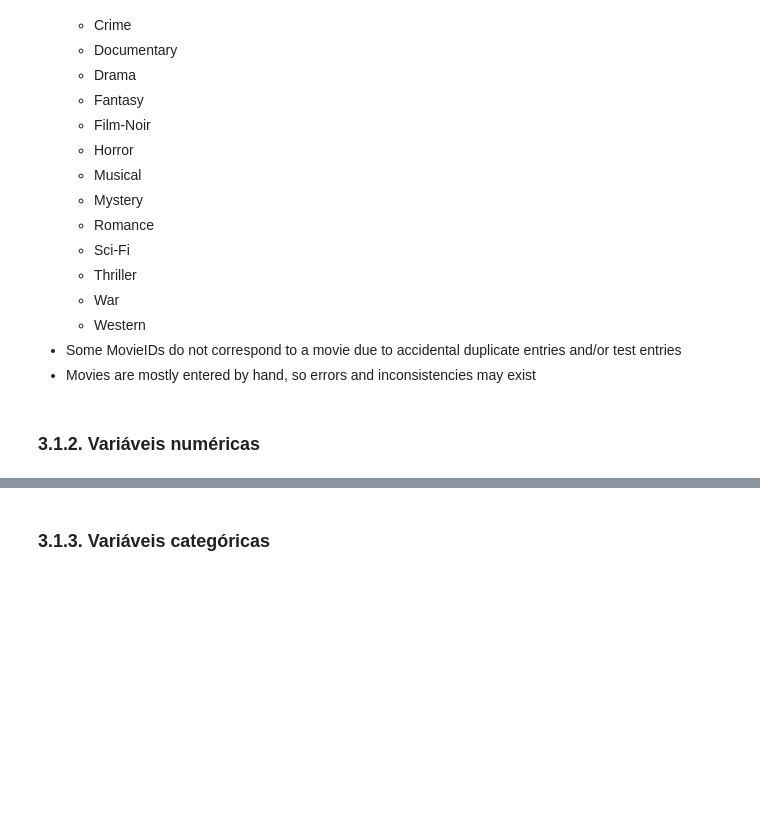
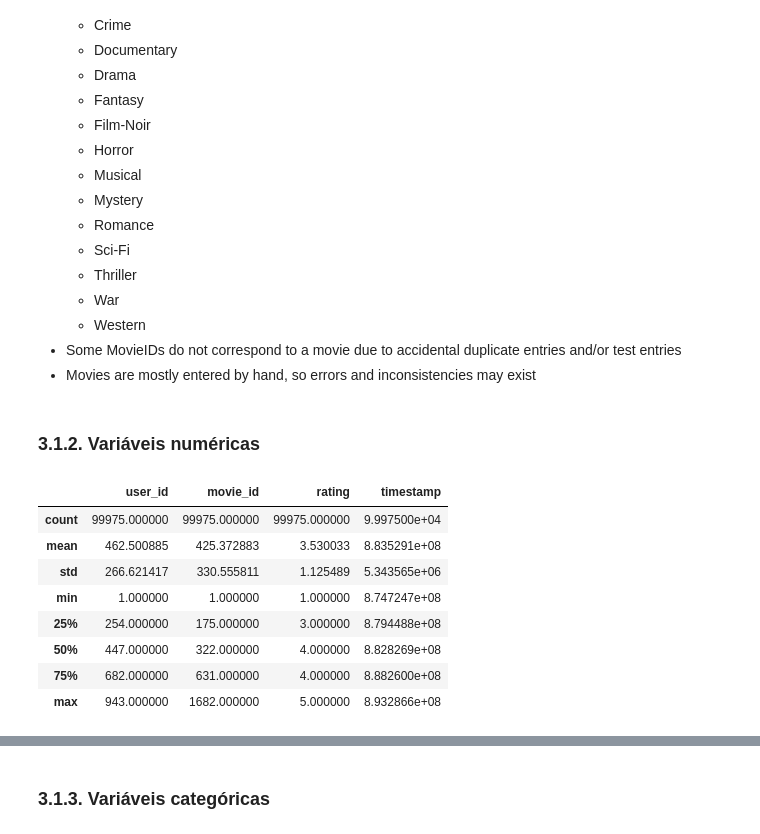
Before and after one commit to juarezsacenti/kg-summ-rec, a Jupyter notebook: AED/aed-ml1m-Sun.ipynb, the cells around one changed output, grey strips where cells are left out. Saved outputs shown, nothing was run; the diff lists cells and outputs as text; code cells hidden in the pictures; blank space fills up the shorter version.

```diff
--- a/AED/aed-ml1m-Sun.ipynb
+++ b/AED/aed-ml1m-Sun.ipynb
@@ -119,14 +119,27 @@ Recomendação de filmes.
 # %%
 SUN_PATH = os.path.join("..", "..", "datasets", "ml1m-sun")
 def load_ml1m_sun_data(save_path=SUN_PATH):
+    # files: rating-delete-missing-itemid, auxiliary
+
     # pass in column names for each CSV
-    # rating files: train, valid and test
+    r_cols = ['user_id', 'movie_id', 'rating', 'timestamp']
+    csv_path = os.path.join(save_path, "ml1m", "rating-delete-missing-itemid.txt")
+    rating = pd.read_csv(csv_path, sep='\t', engine="python", names=r_cols, encoding='utf-8', header=None)
+
+    # pass in column names for each CSV
     r_cols = ['movie_id', 'genre', 'director', 'actors']
     csv_path = os.path.join(save_path, "ml1m", "auxiliary.txt")
     auxiliary = pd.read_csv(csv_path, sep='|', engine="python", names=r_cols, encoding='utf-8-sig', header=None)
 
+    auxiliary['movie_id'] = auxiliary['movie_id'].str.split(':').str[1]
+    auxiliary['movie_id'] = pd.to_numeric(auxiliary['movie_id'])
     auxiliary['genre'] = auxiliary['genre'].str.split(':').str[1]
     auxiliary['director'] = auxiliary['director'].str.split(':').str[1]
     auxiliary['actors'] = auxiliary['actors'].str.split(':').str[1]
 
-    return auxiliary
+    # pass in column names for each CSV
+    csv_path = "../../datasets/ml1m-cao/ml1m/i2kg_map.tsv"
+    r_cols = ['orig_id', 'name', 'uri']
+    i2kg_map = pd.read_csv(csv_path, sep='\t', engine="python", names=r_cols, encoding='utf-8', header=None)
+
+    return rating, auxiliary, i2kg_map
@@ -322,4 +283,14 @@ entries and/or test entries
 # %% [markdown]
 ### 3.1.2. Variáveis numéricas
 # %%
-auxiliary.describe() #Medidas resumo
+rating.describe() #Medidas resumo
+# %% [output]
+|  | user_id | movie_id | rating | timestamp |
+| count | 99975.000000 | 99975.000000 | 99975.000000 | 9.997500e+04 |
+| mean | 462.500885 | 425.372883 | 3.530033 | 8.835291e+08 |
+| std | 266.621417 | 330.555811 | 1.125489 | 5.343565e+06 |
+| min | 1.000000 | 1.000000 | 1.000000 | 8.747247e+08 |
+| 25% | 254.000000 | 175.000000 | 3.000000 | 8.794488e+08 |
+| 50% | 447.000000 | 322.000000 | 4.000000 | 8.828269e+08 |
+| 75% | 682.000000 | 631.000000 | 4.000000 | 8.882600e+08 |
+| max | 943.000000 | 1682.000000 | 5.000000 | 8.932866e+08 |
```
Also changed, not shown: parts of 32 cells of this notebook, 2 other files.
